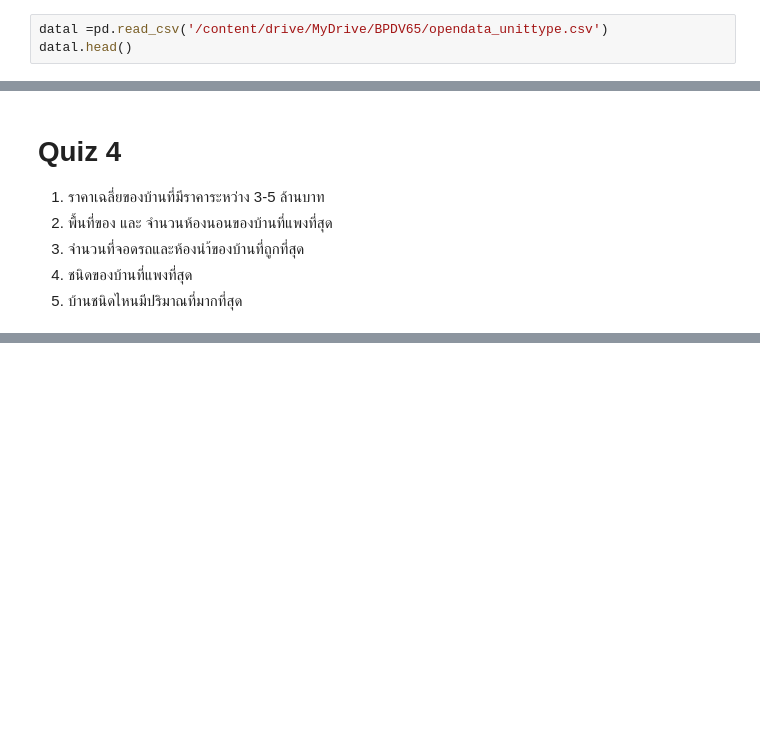
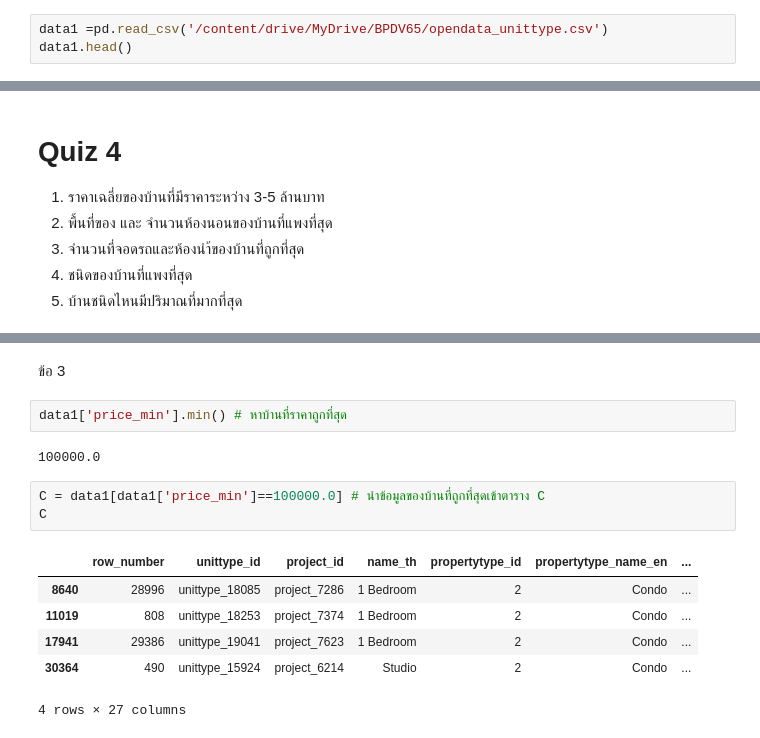
Before and after one commit to Ingapis/BasicProg_DataViz65, a Jupyter notebook: Pandas_Dataframe.ipynb, the cells around one changed output, grey strips where cells are left out. Cells and saved outputs as stored; diff of their text form; blank space fills up the shorter version.

```diff
--- a/Pandas_Dataframe.ipynb
+++ b/Pandas_Dataframe.ipynb
@@ -43,8 +43,8 @@ drive.mount('/content/drive')
 # %% [output]
 Drive already mounted at /content/drive; to attempt to forcibly remount, call drive.mount("/content/drive", force_remount=True).
 # %%
-datal =pd.read_csv('/content/drive/MyDrive/BPDV65/opendata_unittype.csv')
-datal.head()
+data1 =pd.read_csv('/content/drive/MyDrive/BPDV65/opendata_unittype.csv')
+data1.head()
 # %% [output]
 |  | row_number | unittype_id | project_id | name_th | propertytype_id | propertytype_name_en | ... |
 | 0 | 27501 | unittype_9565 | project_2446 | 2 Bedroom | 2 | Condo | ... |
@@ -222,0 +244,16 @@ datal[datal['price_min']>3000000&5000000] .describe()
+# %% [markdown]
+ข้อ 3
+# %%
+data1['price_min'].min() # หาบ้านที่ราคาถูกที่สุด
+# %% [output]
+100000.0
+# %%
+C = data1[data1['price_min']==100000.0] # นำข้อมูลของบ้านที่ถูกที่สุดเข้าตาราง C
+C
+# %% [output]
+|  | row_number | unittype_id | project_id | name_th | propertytype_id | propertytype_name_en | ... |
+| 8640 | 28996 | unittype_18085 | project_7286 | 1 Bedroom | 2 | Condo | ... |
+| 11019 | 808 | unittype_18253 | project_7374 | 1 Bedroom | 2 | Condo | ... |
+| 17941 | 29386 | unittype_19041 | project_7623 | 1 Bedroom | 2 | Condo | ... |
+| 30364 | 490 | unittype_15924 | project_6214 | Studio | 2 | Condo | ... |
+4 rows × 27 columns
```
Also changed, not shown: parts of 24 cells of this notebook.
